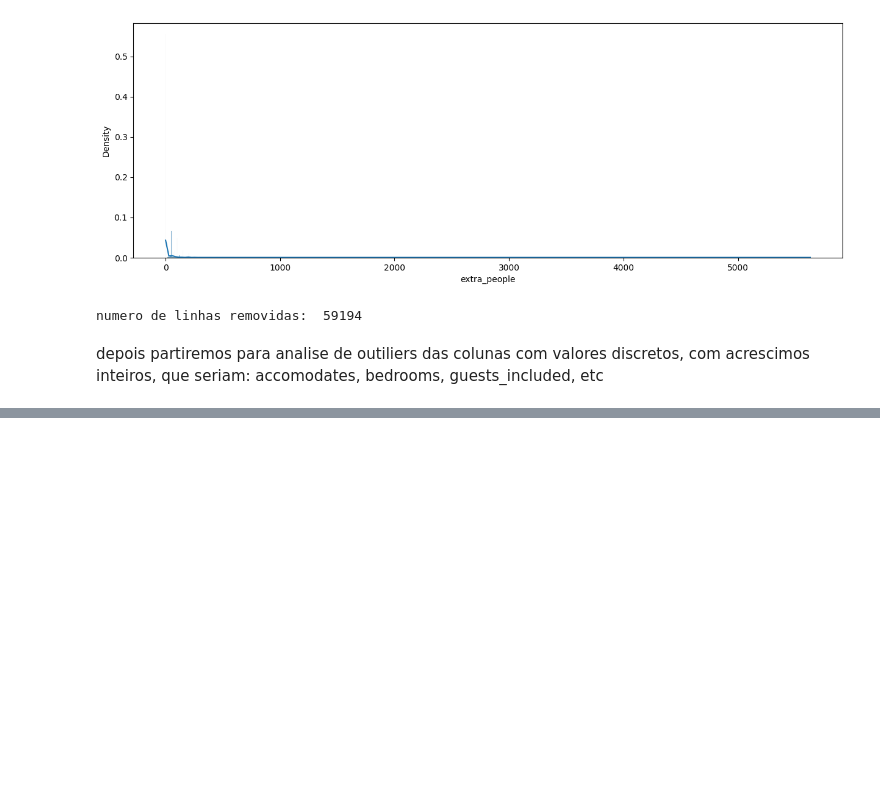
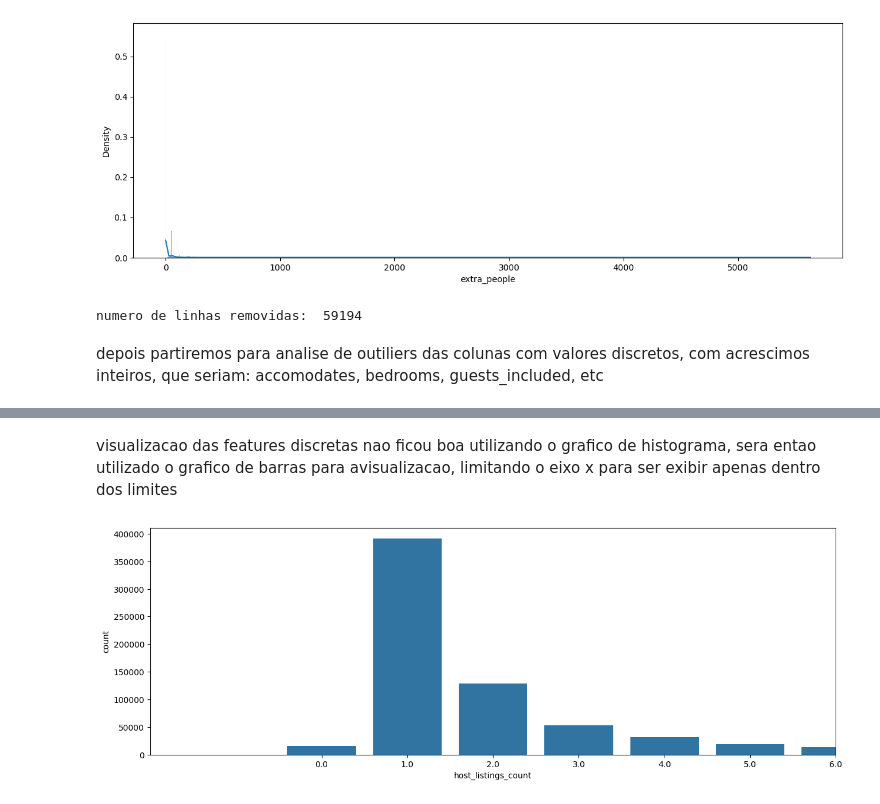
Before and after one commit to ghrisss/Wily, a Jupyter notebook: main.ipynb, the cells around one changed output, grey strips where cells are left out. Cells and saved outputs as stored; diff of their text form; code cells hidden in the pictures; blank space fills up the shorter version.

```diff
--- a/main.ipynb
+++ b/main.ipynb
@@ -244,6 +244,12 @@ def histogram_builder(column):
     # sns.distplot(column, hist=True)
     sns.histplot(column, kde=True, stat="density")
     # sns.displot(column)
+
+
+def barplot_builder(column: Series):
+    plt.figure(figsize=(15, 5))
+    ax = sns.barplot(x=column.value_counts().index, y=column.value_counts())
+    ax.set_xlim(calculate_limits(column))
 # %% [markdown]
 Vamos primeiro analisar as colunas com quantidades continuas, ou seja, com variação decimal, que seriam as colunas de price e extra_people
 # %% [markdown]
@@ -285,0 +300,6 @@ depois partiremos para analise de outiliers das colunas com valores discretos, c
+# %% [markdown]
+visualizacao das features discretas nao ficou boa utilizando o grafico de histograma, sera entao utilizado o grafico de barras para avisualizacao, limitando o eixo x para ser exibir apenas dentro dos limites
+# %%
+barplot_builder(base_airbnb["host_listings_count"])
+# %% [output]
+[figure, added]
```
Also changed, not shown: parts of 2 cells of this notebook.
